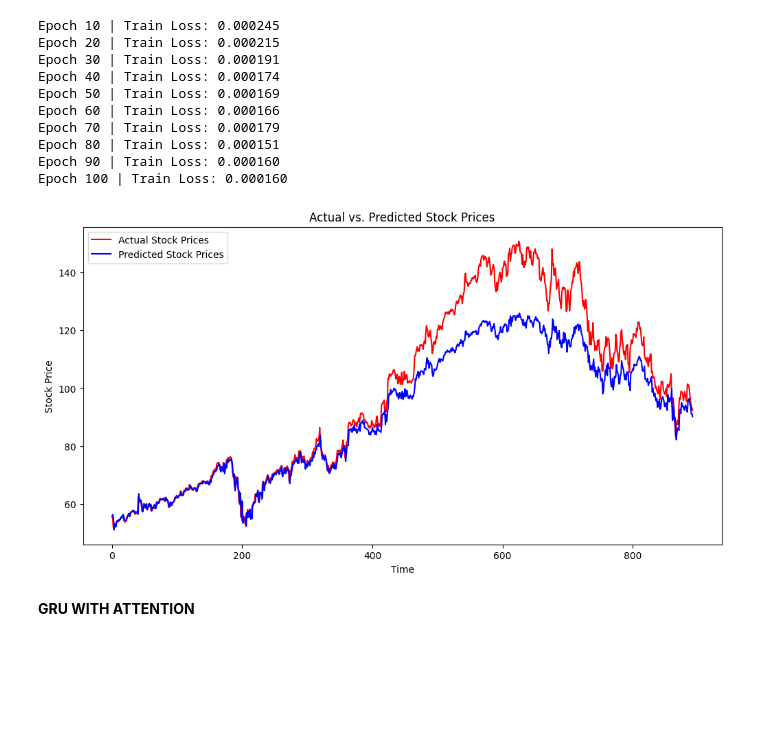
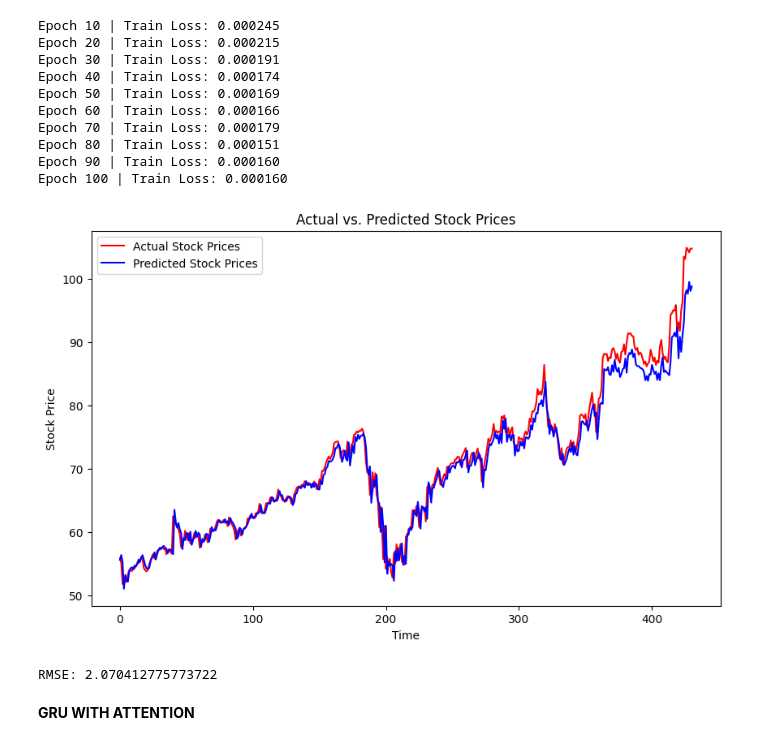
Before and after one commit to dasgauranga2/RNN-Stock-Price-Prediction, a Jupyter notebook: Assignment 3.ipynb, the cells around one changed output. Drawn from its saved outputs; the diff is of its cells as text; code cells hidden in the pictures; blank space fills up the shorter version.

```diff
--- a/Assignment 3.ipynb
+++ b/Assignment 3.ipynb
@@ -415,10 +438,15 @@ Epoch 70 | Train Loss: 0.000179
 Epoch 80 | Train Loss: 0.000151
 Epoch 90 | Train Loss: 0.000160
 Epoch 100 | Train Loss: 0.000160
-# %%
-evaluate(model, test_data)
-# %% [output]
-[figure, removed]
+# %%
+rmse = evaluate(model, valid_data)
+if rmse < best_rmse:
+    best_rmse = rmse
+    best_model = model
+    best_model_name = 'GRU'
+# %% [output]
+[figure, added]
+RMSE: 2.070412775773722
 # %% [markdown]
 **GRU WITH ATTENTION**
 # %%
```
Also changed, not shown: parts of 17 cells of this notebook.
